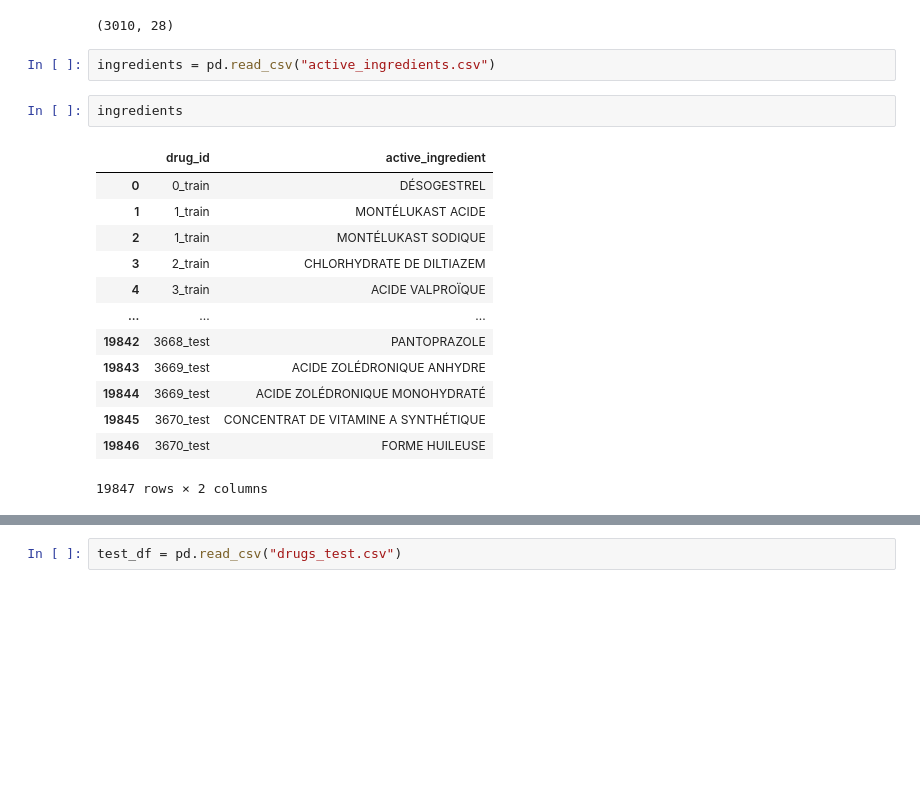
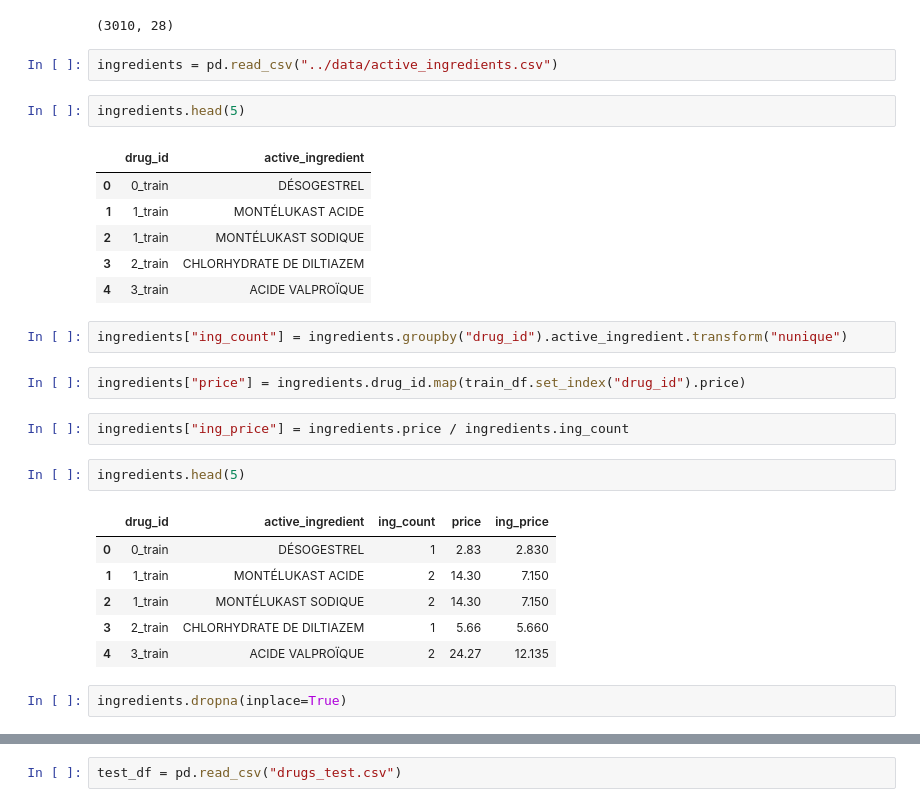
Before and after one commit to abdel-ely-ds/drug-price-predictions, a Jupyter notebook: notebooks/Untitled.ipynb, the cells around one changed output, grey strips where cells are left out. Drawn from its saved outputs; the diff is of its cells as text; blank space fills up the shorter version.

```diff
--- a/notebooks/Untitled.ipynb
+++ b/notebooks/Untitled.ipynb
@@ -446,20 +549,30 @@ features.shape
 # %% [output]
 (3010, 28)
 # %%
-ingredients = pd.read_csv("active_ingredients.csv")
+ingredients = pd.read_csv("../data/active_ingredients.csv")
 # %%
-ingredients
+ingredients.head(5)
 # %% [output]
 |  | drug_id | active_ingredient |
 | 0 | 0_train | DÉSOGESTREL |
 | 1 | 1_train | MONTÉLUKAST ACIDE |
 | 2 | 1_train | MONTÉLUKAST SODIQUE |
 | 3 | 2_train | CHLORHYDRATE DE DILTIAZEM |
 | 4 | 3_train | ACIDE VALPROÏQUE |
-| ... | ... | ... |
-| 19842 | 3668_test | PANTOPRAZOLE |
-| 19843 | 3669_test | ACIDE ZOLÉDRONIQUE ANHYDRE |
-| 19844 | 3669_test | ACIDE ZOLÉDRONIQUE MONOHYDRATÉ |
-| 19845 | 3670_test | CONCENTRAT DE VITAMINE A SYNTHÉTIQUE |
-| 19846 | 3670_test | FORME HUILEUSE |
-19847 rows × 2 columns
+# %%
+ingredients["ing_count"] = ingredients.groupby("drug_id").active_ingredient.transform("nunique")
+# %%
+ingredients["price"] = ingredients.drug_id.map(train_df.set_index("drug_id").price)
+# %%
+ingredients["ing_price"] = ingredients.price / ingredients.ing_count
+# %%
+ingredients.head(5)
+# %% [output]
+|  | drug_id | active_ingredient | ing_count | price | ing_price |
+| 0 | 0_train | DÉSOGESTREL | 1 | 2.83 | 2.830 |
+| 1 | 1_train | MONTÉLUKAST ACIDE | 2 | 14.30 | 7.150 |
+| 2 | 1_train | MONTÉLUKAST SODIQUE | 2 | 14.30 | 7.150 |
+| 3 | 2_train | CHLORHYDRATE DE DILTIAZEM | 1 | 5.66 | 5.660 |
+| 4 | 3_train | ACIDE VALPROÏQUE | 2 | 24.27 | 12.135 |
+# %%
+ingredients.dropna(inplace=True)
```
Also changed, not shown: parts of 75 cells of this notebook, 4 other files.
